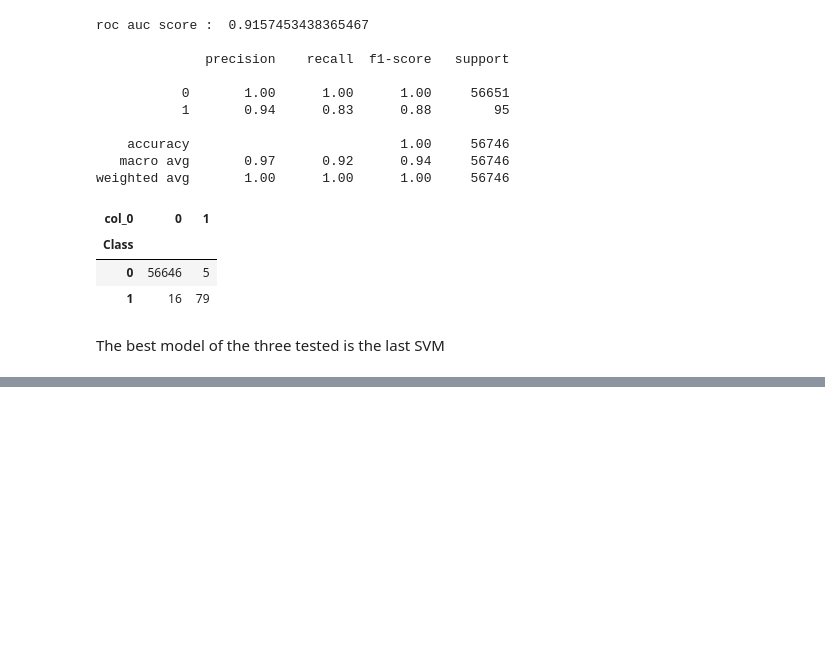
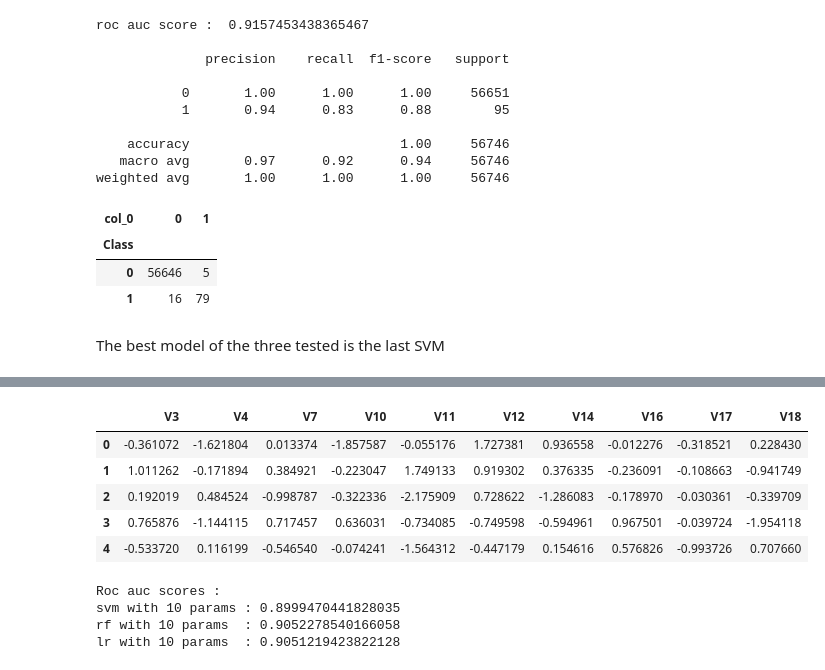
Before and after one commit to Ariel-Eddie/CreditCard_FraudDetection, a Jupyter notebook: MLdetection.ipynb, the cells around one changed output, grey strips where cells are left out. Cells and saved outputs as stored; diff of their text form; code cells hidden in the pictures; blank space fills up the shorter version.

```diff
--- a/MLdetection.ipynb
+++ b/MLdetection.ipynb
@@ -337,0 +349,11 @@ f.close()
+# %%
+X_train = X_train[X_train.columns[kbest]]
+X_test = X_test[X_test.columns[kbest]]
+X_train.head()
+# %% [output]
+|  | V3 | V4 | V7 | V10 | V11 | V12 | V14 | V16 | V17 | V18 |
+| 0 | -0.361072 | -1.621804 | 0.013374 | -1.857587 | -0.055176 | 1.727381 | 0.936558 | -0.012276 | -0.318521 | 0.228430 |
+| 1 | 1.011262 | -0.171894 | 0.384921 | -0.223047 | 1.749133 | 0.919302 | 0.376335 | -0.236091 | -0.108663 | -0.941749 |
+| 2 | 0.192019 | 0.484524 | -0.998787 | -0.322336 | -2.175909 | 0.728622 | -1.286083 | -0.178970 | -0.030361 | -0.339709 |
+| 3 | 0.765876 | -1.144115 | 0.717457 | 0.636031 | -0.734085 | -0.749598 | -0.594961 | 0.967501 | -0.039724 | -1.954118 |
+| 4 | -0.533720 | 0.116199 | -0.546540 | -0.074241 | -1.564312 | -0.447179 | 0.154616 | 0.576826 | -0.993726 | 0.707660 |
@@ -337,0 +378,13 @@ f.close()
+# %%
+print("""Roc auc scores :
+svm with 10 params : {}
+rf with 10 params  : {}
+lr with 10 params  : {}"""
+.format(roc_auc_score(y_test,y_pred_svmR),
+ roc_auc_score(y_test,y_pred_rfR),
+roc_auc_score(y_test,y_pred_lrR)))
+# %% [output]
+Roc auc scores :
+svm with 10 params : 0.8999470441828035
+rf with 10 params  : 0.9052278540166058
+lr with 10 params  : 0.9051219423822128
```
Also changed, not shown: parts of 15 cells of this notebook, 4 other files.
